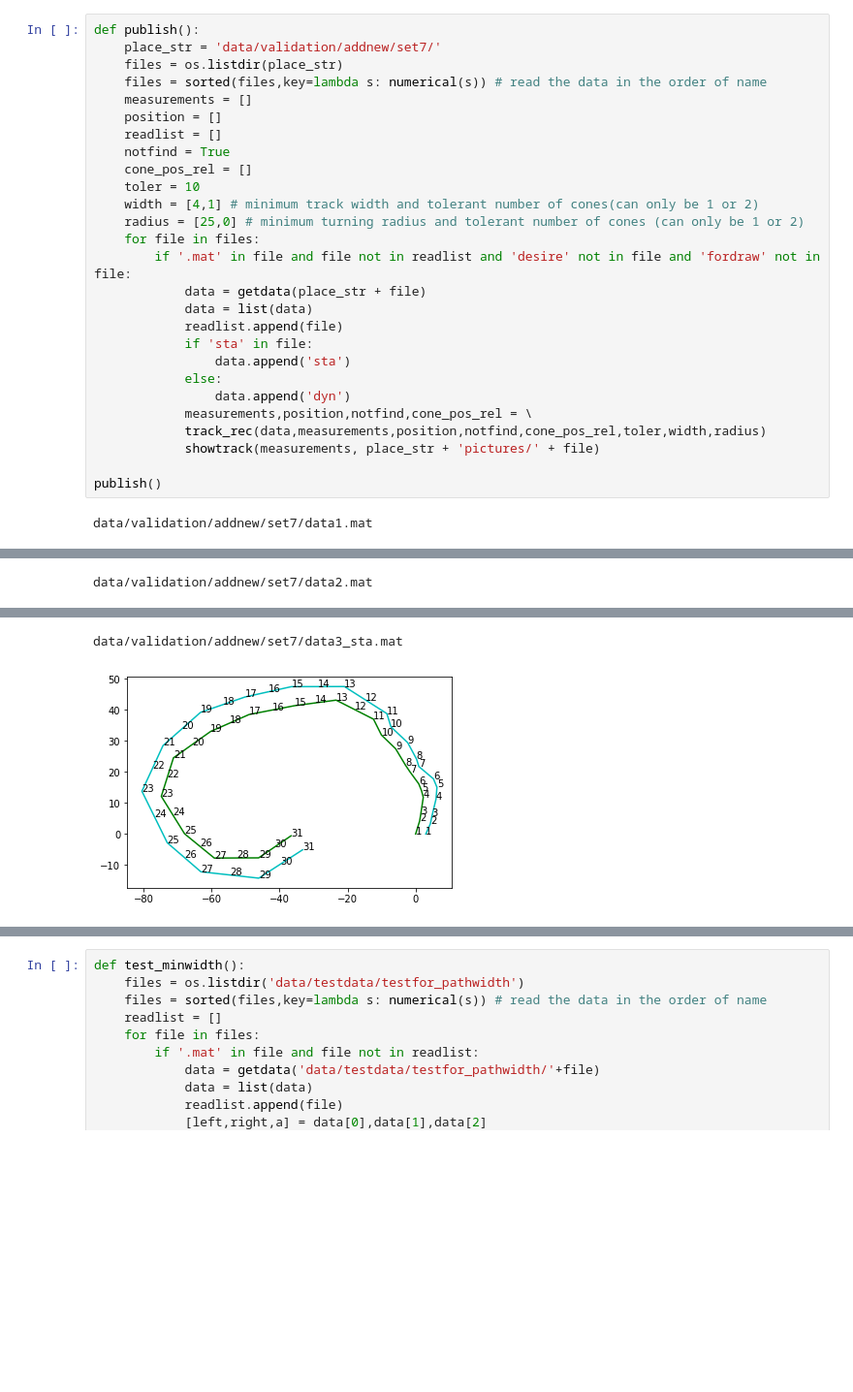
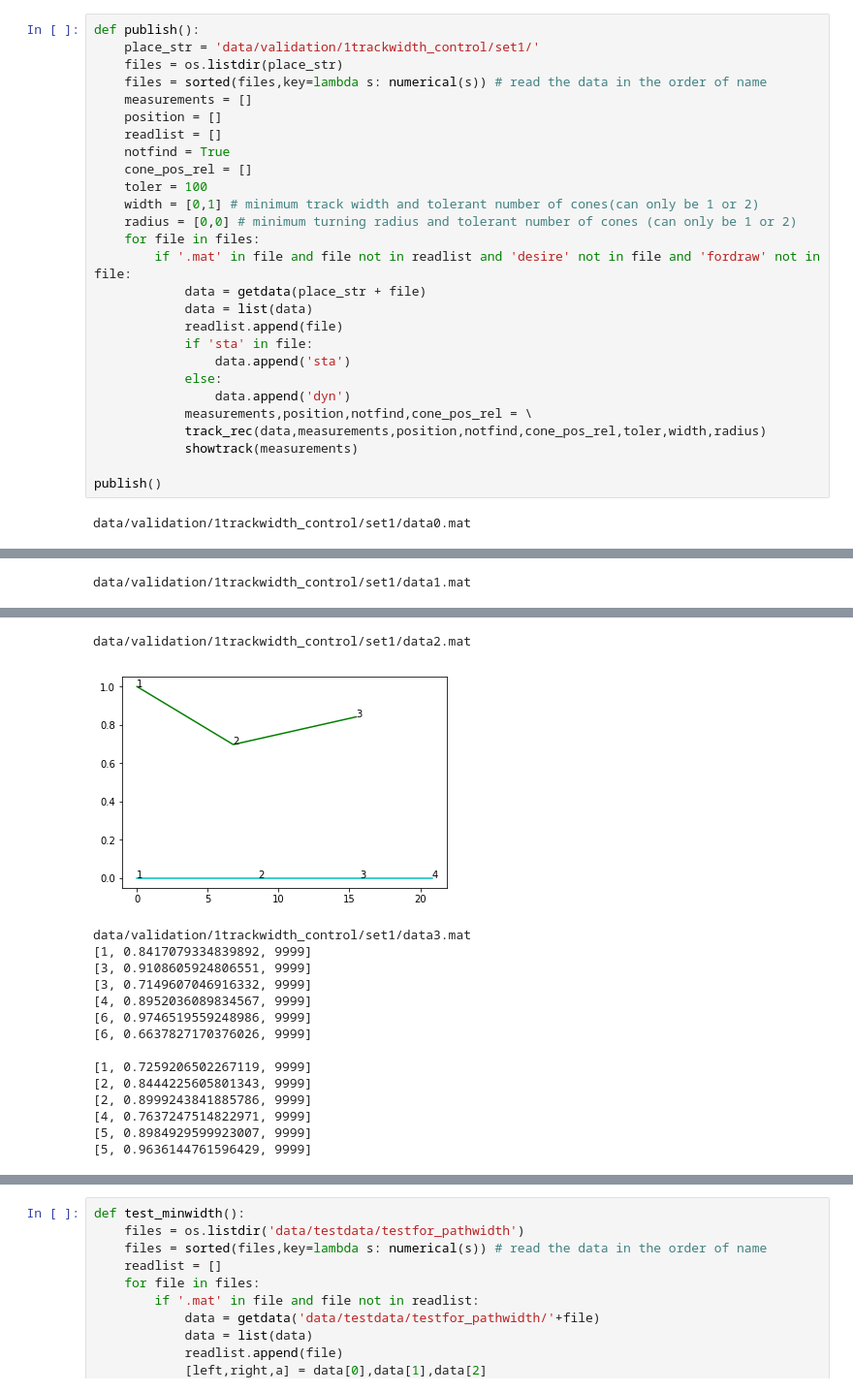
Before and after one commit to DongzhenHuangfu/track-recognition, a Jupyter notebook: track_recognition.ipynb, the cells around one changed output, grey strips where cells are left out. Shown at 97% size. Saved outputs shown, nothing was run; the diff lists cells and outputs as text; blank space fills up the shorter version.

Commit message:
fix: fix the function of trackwidth control
with this function the user can chontrol the trackwidth, and also, know the relevant position of the cones to the other side.

```diff
--- a/track_recognition.ipynb
+++ b/track_recognition.ipynb
@@ -593,6 +630,6 @@ def check_trackwidth(measurements,cone_pos_rel,left,right,width):
 # %%
 def publish():
-    place_str = 'data/validation/addnew/set7/'
+    place_str = 'data/validation/1trackwidth_control/set1/'
     files = os.listdir(place_str)
     files = sorted(files,key=lambda s: numerical(s)) # read the data in the order of name
     measurements = []
@@ -600,9 +637,9 @@ def publish():
     readlist = []
     notfind = True
     cone_pos_rel = []
-    toler = 10
-    width = [4,1] # minimum track width and tolerant number of cones(can only be 1 or 2)
-    radius = [25,0] # minimum turning radius and tolerant number of cones (can only be 1 or 2)
+    toler = 100
+    width = [0,1] # minimum track width and tolerant number of cones(can only be 1 or 2)
+    radius = [0,0] # minimum turning radius and tolerant number of cones (can only be 1 or 2)
     for file in files:
         if '.mat' in file and file not in readlist and 'desire' not in file and 'fordraw' not in file:
             data = getdata(place_str + file)
@@ -614,8 +651,8 @@ def publish():
                 data.append('dyn')
             measurements,position,notfind,cone_pos_rel = \
             track_rec(data,measurements,position,notfind,cone_pos_rel,toler,width,radius)
-            showtrack(measurements, place_str + 'pictures/' + file)
+            showtrack(measurements)
 
 publish()
 # %% [output]
-data/validation/addnew/set7/data1.mat
+data/validation/1trackwidth_control/set1/data0.mat
@@ -623 +660 @@ data/validation/addnew/set7/data1.mat
-data/validation/addnew/set7/data2.mat
+data/validation/1trackwidth_control/set1/data1.mat
@@ -625,2 +662,16 @@ data/validation/addnew/set7/data2.mat
-data/validation/addnew/set7/data3_sta.mat
+data/validation/1trackwidth_control/set1/data2.mat
-[figure, old version]
+[figure, new version]
+data/validation/1trackwidth_control/set1/data3.mat
+[1, 0.8417079334839892, 9999]
+[3, 0.9108605924806551, 9999]
+[3, 0.7149607046916332, 9999]
+[4, 0.8952036089834567, 9999]
+[6, 0.9746519559248986, 9999]
+[6, 0.6637827170376026, 9999]
+
+[1, 0.7259206502267119, 9999]
+[2, 0.8444225605801343, 9999]
+[2, 0.8999243841885786, 9999]
+[4, 0.7637247514822971, 9999]
+[5, 0.8984929599923007, 9999]
+[5, 0.9636144761596429, 9999]
```
Also changed, not shown: parts of 7 cells of this notebook, 17 other files.
